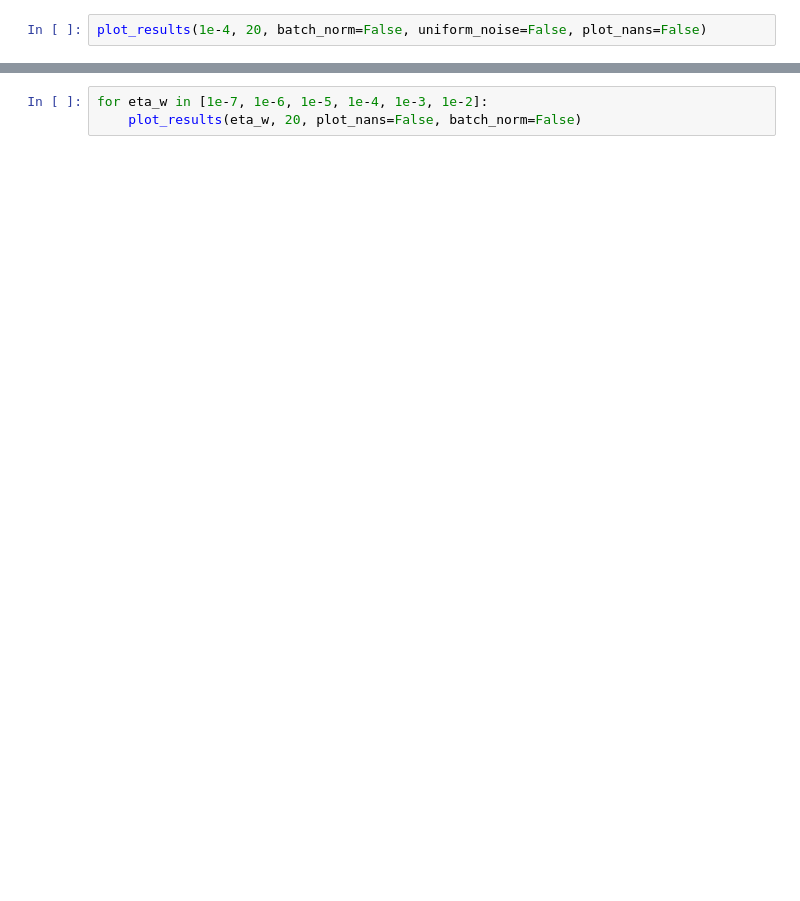
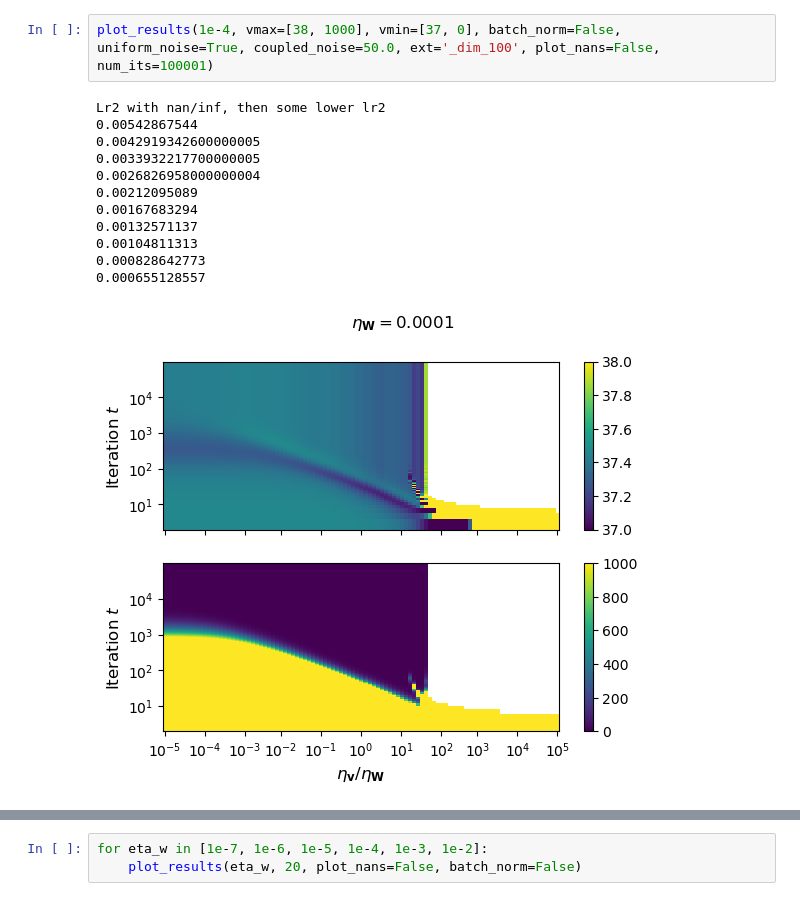
Before and after one commit to filipekstrm/early_stopping_double_descent, a Jupyter notebook: Visualize results.ipynb, the cells around one changed output, grey strips where cells are left out. Saved outputs shown, nothing was run; the diff lists cells and outputs as text; blank space fills up the shorter version.

```diff
--- a/Visualize results.ipynb
+++ b/Visualize results.ipynb
@@ -325,5 +359,18 @@ def plot_individual_runs_range(lr1, lr_ratio_low, lr_ratio_high, batch_norm=Fals
     plt.savefig(os.path.join(save_dir, get_filename_range(lr1, lr2_low, lr2_high, batch_norm, uniform_noise)))
     plt.show()
 # %%
-plot_results(1e-4, 20, batch_norm=False, uniform_noise=False, plot_nans=False)
+plot_results(1e-4, vmax=[38, 1000], vmin=[37, 0], batch_norm=False, uniform_noise=True, coupled_noise=50.0, ext='_dim_100', plot_nans=False, num_its=100001)
+# %% [output]
+Lr2 with nan/inf, then some lower lr2
+0.00542867544
+0.0042919342600000005
+0.0033932217700000005
+0.0026826958000000004
+0.00212095089
+0.00167683294
+0.00132571137
+0.00104811313
+0.000828642773
+0.000655128557
+[figure, added]
 # %%
```
Also changed, not shown: parts of 5 cells of this notebook, 5 other files.
